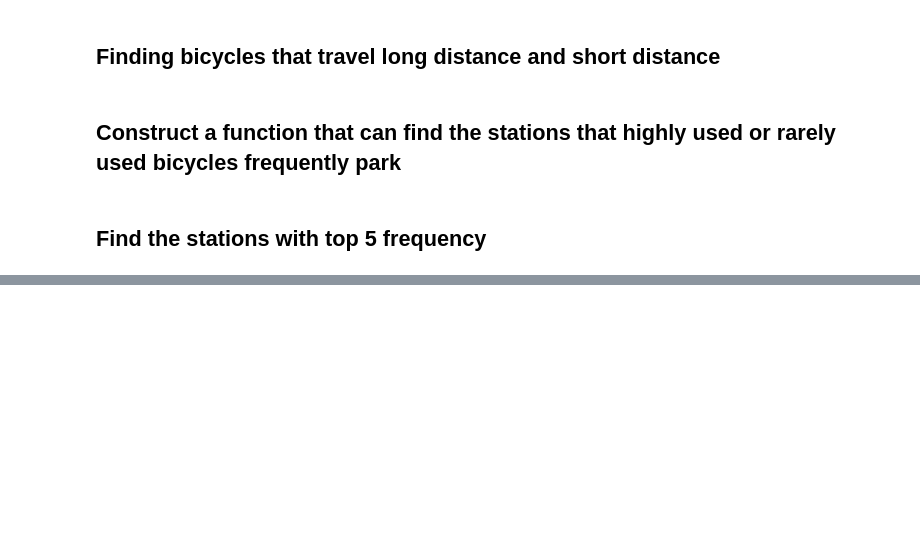
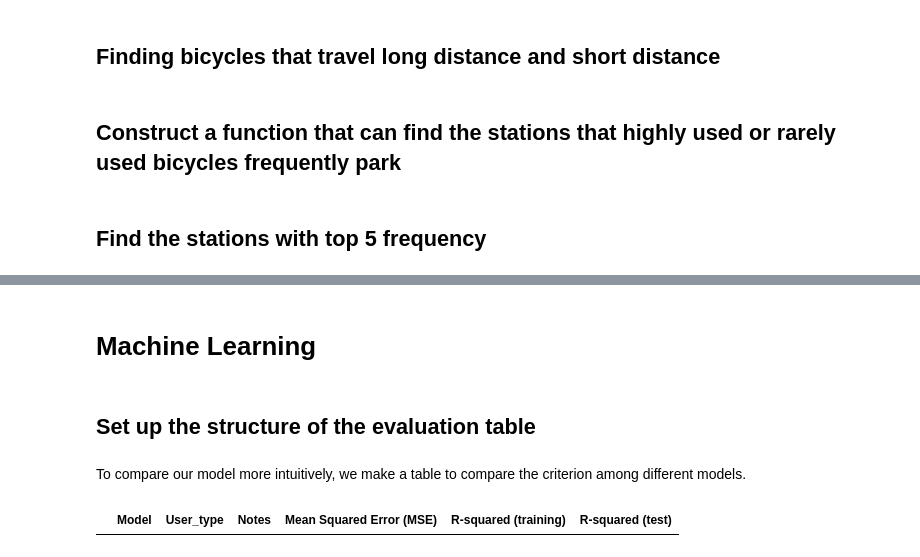
Before and after one commit to harry0107100/Citibike-Analysis, a Jupyter notebook: CITI_GIT.ipynb, the cells around one changed output, grey strips where cells are left out. Saved outputs shown, nothing was run; the diff lists cells and outputs as text; code cells hidden in the pictures; blank space fills up the shorter version.

```diff
--- a/CITI_GIT.ipynb
+++ b/CITI_GIT.ipynb
@@ -1269,0 +934,4 @@ print(sorted(l, key=l.__getitem__,reverse=True)[0:5])
+# %% [markdown]
+# Machine Learning
+# %% [markdown]
+## Set up the structure of the evaluation table
@@ -1269,0 +946,12 @@ print(sorted(l, key=l.__getitem__,reverse=True)[0:5])
+# %% [markdown]
+To compare our model more intuitively, we make a table to compare the criterion among different models.
+# %%
+evaluation = pd.DataFrame({'Model': [],
+                           'User_type':[],
+                           'Notes':[],
+                           'Mean Squared Error (MSE)':[],
+                           'R-squared (training)':[],
+                           'R-squared (test)':[]})
+evaluation
+# %% [output]
+|  | Model | User_type | Notes | Mean Squared Error (MSE) | R-squared (training) | R-squared (test) |
```
Also changed, not shown: parts of 145 cells of this notebook.
